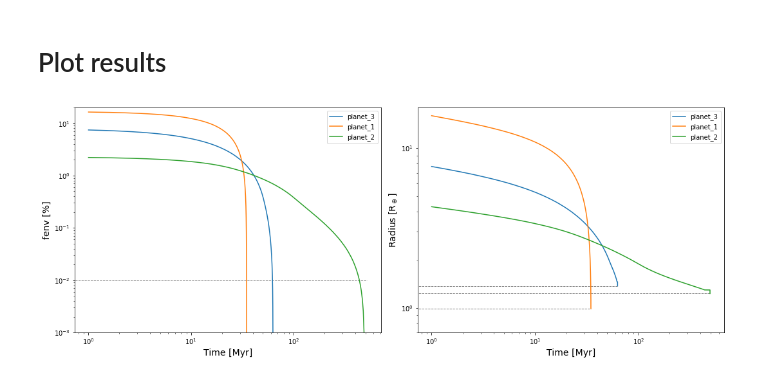
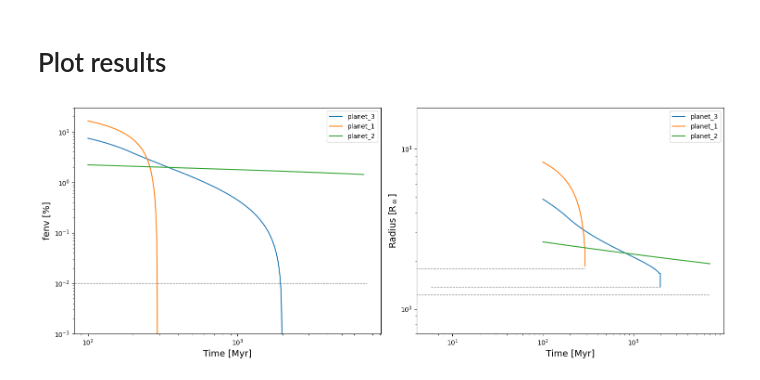
Before and after one commit to lketzer/multitrack, a Jupyter notebook: example/Test_platypos_and_multi_track.ipynb, the cells around one changed output. Cells and saved outputs as stored; diff of their text form; code cells hidden in the pictures.

Commit message:
090623 - should work with platypos-version090623

```diff
--- a/example/Test_platypos_and_multi_track.ipynb
+++ b/example/Test_platypos_and_multi_track.ipynb
@@ -69,21 +66,21 @@ star = {
  'star_id': "dummy",
  'mass': 0.9853484910214,
  'radius': None,
- 'age': 1.0,
+ 'age': 100.0,
  'L_bol': 3.4539847848609653e+33/const.L_sun.cgs.value,
  'Lx_age': 2.56047429431498e+30}
 planet = {
  'distance': 0.013243682995988661,
  'metallicity': 'solarZ',
  'fenv': 16.392784596958197,
- 'core_mass': 0.9532237058218218}
-pl1 = Planet_LoFo14(star, planet)
+ 'core_mass': 10.}
+pl1 = Planet_ChRo16(star, planet)
 
 star = {
  'star_id': 'star_age1.0_mass1.03',
  'mass': 1.027672583692369,
  'radius': None,
- 'age': 1.0,
+ 'age': 100.0,
  'L_bol': 4.0868258335169855e+33/const.L_sun.cgs.value,
  'Lx_age': 3.029605844799301e+30}
 planet = {
@@ -91,13 +88,13 @@ planet = {
  'metallicity': 'solarZ',
  'fenv': 2.2181748204555483,
  'core_mass': 2.274310743090016}
-pl2 = Planet_LoFo14(star, planet)
+pl2 = Planet_ChRo16(star, planet)
 
 star = {
  'star_id': 'star_age1.0_mass1.05',
  'mass': 1.0528330000727544,
  'radius': None,
- 'age': 1.0,
+ 'age': 100.0,
  'L_bol': 4.6964654232268237e+33/const.L_sun.cgs.value,
  'Lx_age': 3.481537916153693e+30}
 planet = {
@@ -105,7 +102,7 @@ planet = {
  'metallicity': 'solarZ',
  'fenv': 7.4452478880800514,
  'core_mass': 3.5298972937511093}
-pl3 = Planet_LoFo14(star, planet)
+pl3 = Planet_ChRo16(star, planet)
 
 for pl in [pl1, pl2, pl3]:
     pl.Lx_sat_info = "Tu15"
@@ -153,3 +132,10 @@ track8 = {'t_sat': 351.47078944396685, 'dt_drop': 0.0, 'Lx_drop_factor': 0.0}
 track9 = {'t_sat': 500.0, 'dt_drop': 0.0, 'Lx_drop_factor': 0.0}
 track10 = {'t_sat': 100.0, 'dt_drop': 0.0, 'Lx_drop_factor': 0.0}
 different_track_params_list = [track10]#[track1, track2, track3, track4, track5, track6, track7, track8, track9, track10]
+# %%
+different_track_params_list=[{'t_start': age_star, 'Lx_max': 7.303186260612721e+29, 't_sat': 16.0, 'dt_drop': 30.0, 'Lx_drop_factor': 1.55, 't_curr': 2000.0, 'Lx_curr': 1.2e+28, 't_5Gyr': 5000.0, 'Lx_5Gyr': 5e+27, 'Lx_star': 4.599298017152497e+28},
+                             {'t_start': age_star, 'Lx_max': 7.303186260612721e+29, 't_sat': 24.0, 'dt_drop': 30.0, 'Lx_drop_factor': 1.0, 't_curr': 2000.0, 'Lx_curr': 1.2e+28, 't_5Gyr': 5000.0, 'Lx_5Gyr': 5e+27, 'Lx_star': 4.599298017152497e+28},
+                             {'t_start': age_star, 'Lx_max': 7.303186260612721e+29, 't_sat': 40.0, 'dt_drop': 30.0, 'Lx_drop_factor': 0.6, 't_curr': 2000.0, 'Lx_curr': 1.2e+28, 't_5Gyr': 5000.0, 'Lx_5Gyr': 5e+27, 'Lx_star': 4.599298017152497e+28},
+                             {'t_start': age_star, 'Lx_max': 7.303186260612721e+29, 't_sat': 68.0, 'dt_drop': 30.0, 'Lx_drop_factor': 0.4, 't_curr': 2000.0, 'Lx_curr': 1.2e+28, 't_5Gyr': 5000.0, 'Lx_5Gyr': 5e+27, 'Lx_star': 4.599298017152497e+28},
+                             {'t_start': age_star, 'Lx_max': 7.303186260612721e+29, 't_sat': 125.0, 'dt_drop': 30.0, 'Lx_drop_factor': 0.25, 't_curr': 2000.0, 'Lx_curr': 1.2e+28, 't_5Gyr': 5000.0, 'Lx_5Gyr': 5e+27, 'Lx_star': 4.599298017152497e+28},
+                             {'t_start': age_star, 'Lx_max': 7.303186260612721e+29, 't_sat': 250.0, 'dt_drop': 30.0, 'Lx_drop_factor': 0.25, 't_curr': 2000.0, 'Lx_curr': 1.2e+28, 't_5Gyr': 5000.0, 'Lx_5Gyr': 5e+27, 'Lx_star': 4.599298017152497e+28}]
@@ -241,8 +233,6 @@ UnboundLocalError: local variable 'Lbol' referenced before assignment
 # %%
 %%time
-path_save = "/media/laura/SSD2lin/Dropbox/PhD_2/Python_Projects/PLATYPOS/github/github_May21/multitrack/example/"
-path_save = "/home/laura/Dropbox/PhD_2/Python_Projects/PLATYPOS/github_multitrack_010422/example/"
-
+path_save = os.getcwd()+"/"
 
 # specify run parameters (necessary to calculate some additional parameters)
 add_parameters = {"epsilon": epsilon,
@@ -252,7 +242,6 @@ add_parameters = {"epsilon": epsilon,
                   "relation_EUV": relation_EUV}
 
 ###
-f = "test_run/"
 f = "Planet_grid_delete/"
 
 pl_df, tracks_dict = read_in_PLATYPOS_results_df_new(os.path.join(path_save, f),
@@ -287,32 +280,32 @@ Wall time: 78.1 ms
 # %%
 track = 1
 fig, axs = plt.subplots(1,2, figsize=(15,6))
 
 for pl in list(pl_df_dict.keys()):
     df_pl = pl_df_dict[pl]
     fenv = ((df_pl["M"+str(track)] - pl_df.loc[pl]["core_mass"]) / df_pl["M"+str(track)]) * 100
     axs[0].plot(df_pl["t"+str(track)], fenv, ls="-", marker="None", label=pl)
 
     axs[1].plot(df_pl["t"+str(track)], df_pl["R"+str(track)], ls="-", marker="None", label=pl)
     xlim = axs[1].get_xlim()
     xmax = df_pl["t"+str(track)].loc[df_pl["t"+str(track)].last_valid_index()]
     axs[1].hlines(plmoLoFo14.calculate_core_radius(pl_df.loc[pl]["core_mass"]), xlim[0], xmax, ls="--", lw=0.9, color="grey")
 
 axs[0].hlines(1e-2, xlim[0], xlim[1], ls="--", lw=0.9, color="grey")
-axs[0].set_ylim(1e-3, 20)
+axs[0].set_ylim(1e-3, 30)
 axs[0].set_ylabel("fenv [%]", size=14)
 
 axs[1].set_ylim(0.7, 18)
 axs[1].set_ylabel("Radius [R$_\oplus$]", size=14)
 for ax in axs:
     #ax.set_xlim(8, 1e4)
     ax.set_xscale("log")
     ax.set_yscale("log")
     ax.set_xlabel("Time [Myr]", size=14)
     ax.legend()
 plt.tight_layout(rect=[0, 0.03, 1, 0.98]);
 # %% [output]
-[figure, old version]
+[figure, new version]
 # %%
 fig, ax = plt.subplots()
 for pl in list(pl_df_dict.keys()):
```
Also changed, not shown: parts of 17 cells of this notebook.
